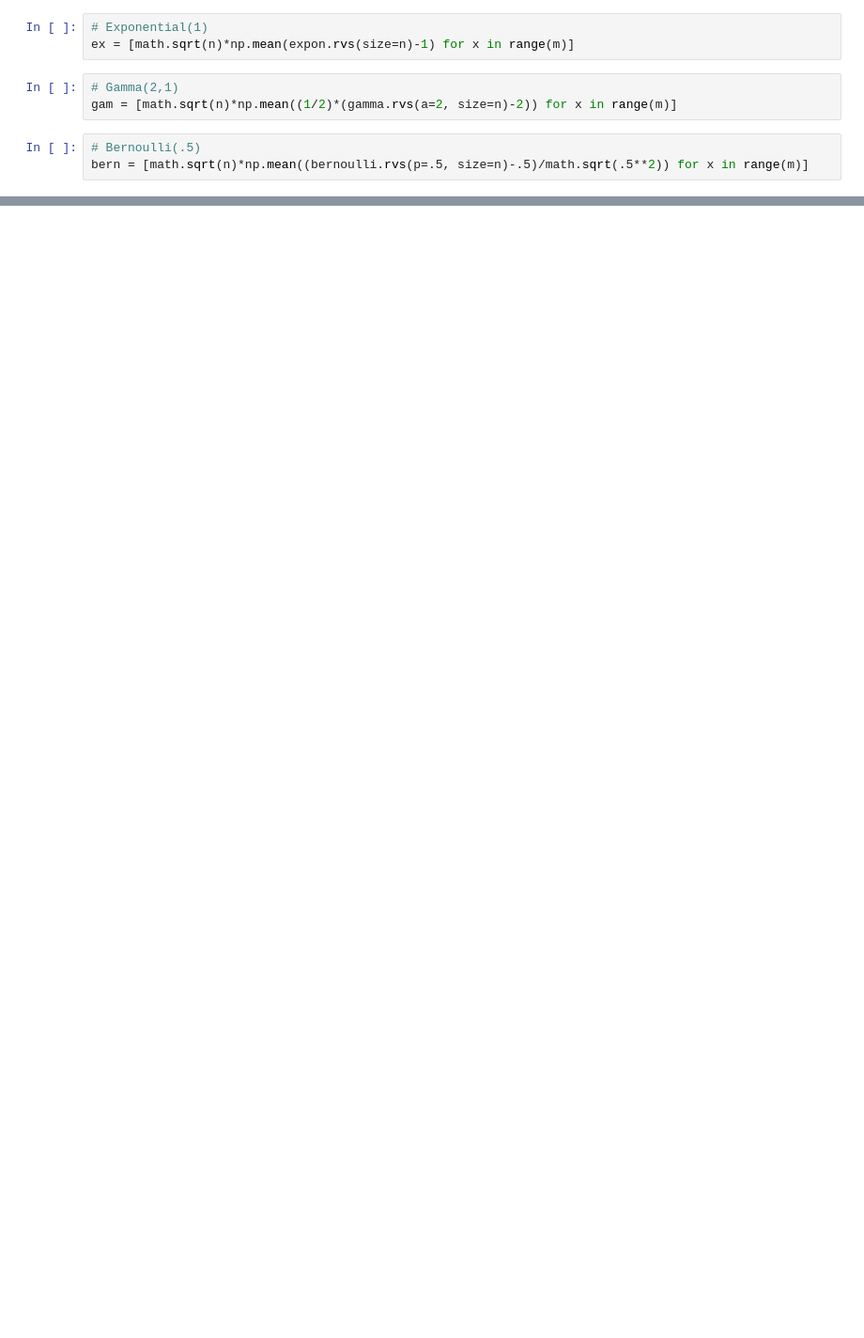
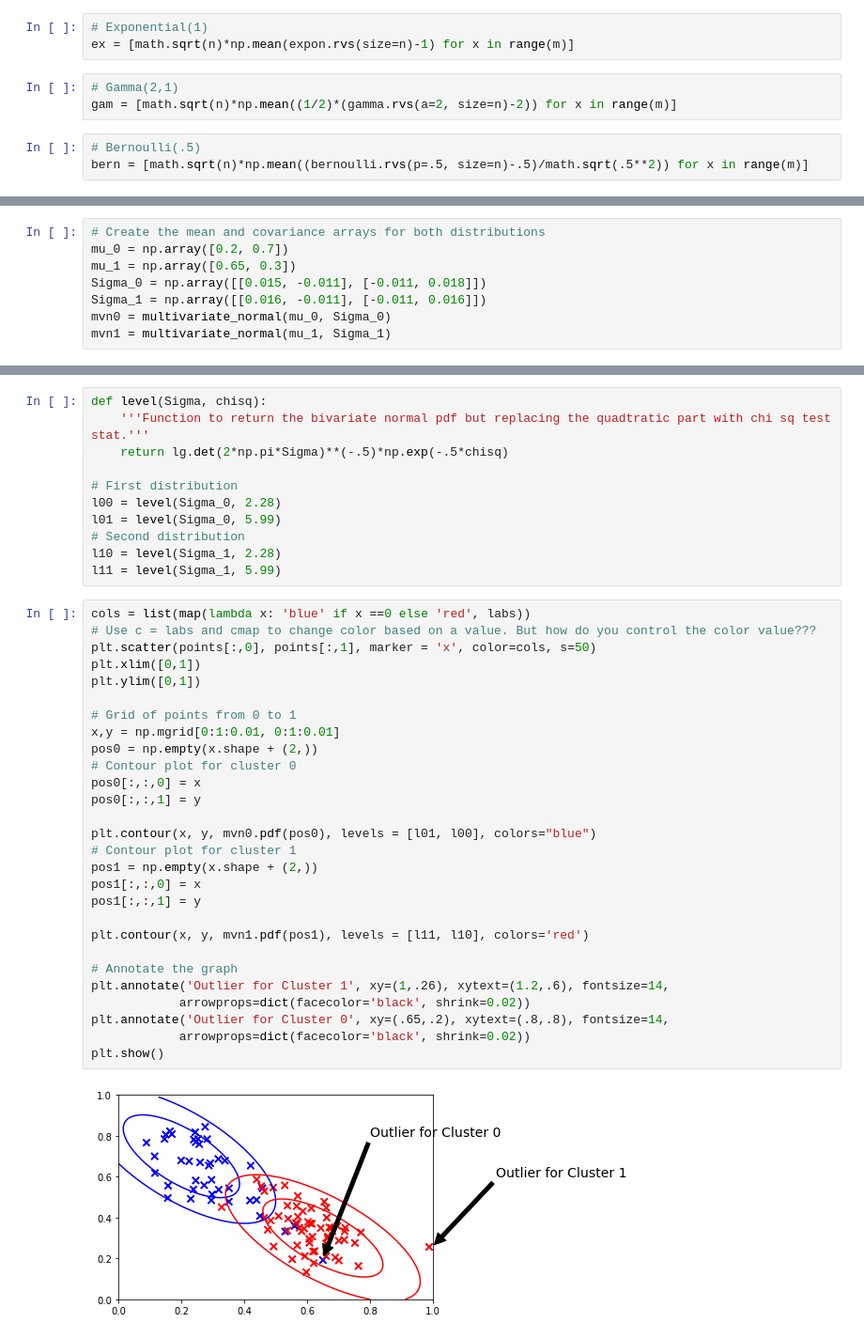
Before and after one commit to spoonertaylor/STATS_701, a Jupyter notebook: HW6 numpy and matplotlib/spoonert.hw6.ipynb, the cells around one changed output, grey strips where cells are left out. Shown at 94% size. Drawn from its saved outputs; the diff is of its cells as text; blank space fills up the shorter version.

```diff
--- a/HW6 numpy and matplotlib/spoonert.hw6.ipynb
+++ b/HW6 numpy and matplotlib/spoonert.hw6.ipynb
@@ -62,0 +129,8 @@ plt.show()
+# %%
+# Create the mean and covariance arrays for both distributions
+mu_0 = np.array([0.2, 0.7])
+mu_1 = np.array([0.65, 0.3])
+Sigma_0 = np.array([[0.015, -0.011], [-0.011, 0.018]])
+Sigma_1 = np.array([[0.016, -0.011], [-0.011, 0.016]])
+mvn0 = multivariate_normal(mu_0, Sigma_0)
+mvn1 = multivariate_normal(mu_1, Sigma_1)
@@ -62,0 +139,41 @@ plt.show()
+# %%
+def level(Sigma, chisq):
+    '''Function to return the bivariate normal pdf but replacing the quadtratic part with chi sq test stat.'''
+    return lg.det(2*np.pi*Sigma)**(-.5)*np.exp(-.5*chisq)
+
+# First distribution
+l00 = level(Sigma_0, 2.28)
+l01 = level(Sigma_0, 5.99)
+# Second distribution
+l10 = level(Sigma_1, 2.28)
+l11 = level(Sigma_1, 5.99)
+# %%
+cols = list(map(lambda x: 'blue' if x ==0 else 'red', labs))
+# Use c = labs and cmap to change color based on a value. But how do you control the color value???
+plt.scatter(points[:,0], points[:,1], marker = 'x', color=cols, s=50)
+plt.xlim([0,1])
+plt.ylim([0,1])
+
+# Grid of points from 0 to 1
+x,y = np.mgrid[0:1:0.01, 0:1:0.01]
+pos0 = np.empty(x.shape + (2,))
+# Contour plot for cluster 0
+pos0[:,:,0] = x
+pos0[:,:,1] = y
+
+plt.contour(x, y, mvn0.pdf(pos0), levels = [l01, l00], colors="blue")
+# Contour plot for cluster 1
+pos1 = np.empty(x.shape + (2,))
+pos1[:,:,0] = x
+pos1[:,:,1] = y
+
+plt.contour(x, y, mvn1.pdf(pos1), levels = [l11, l10], colors='red')
+
+# Annotate the graph
+plt.annotate('Outlier for Cluster 1', xy=(1,.26), xytext=(1.2,.6), fontsize=14,
+            arrowprops=dict(facecolor='black', shrink=0.02))
+plt.annotate('Outlier for Cluster 0', xy=(.65,.2), xytext=(.8,.8), fontsize=14,
+            arrowprops=dict(facecolor='black', shrink=0.02))
+plt.show()
+# %% [output]
+[figure, added]
```
Also changed, not shown: parts of 39 cells of this notebook.
